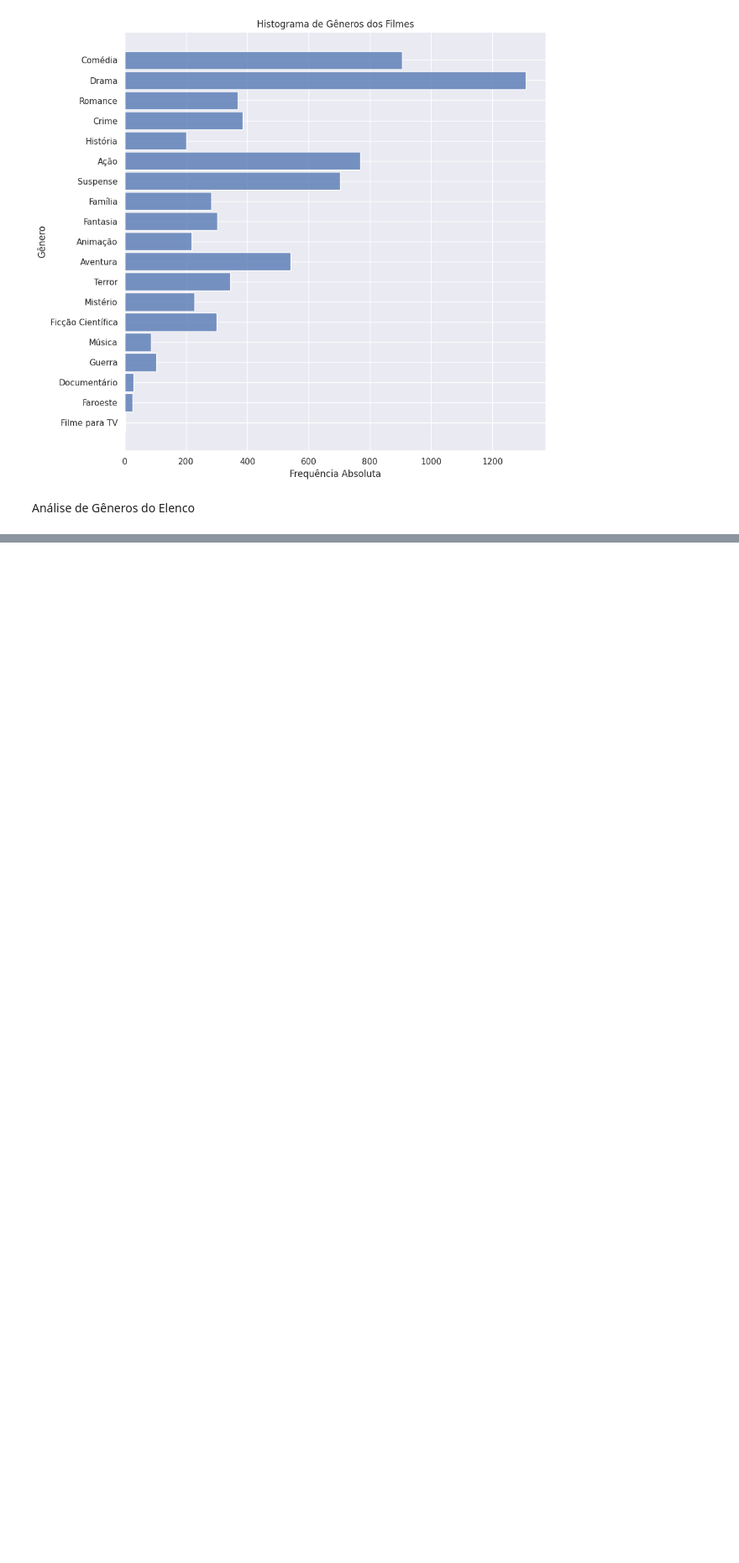
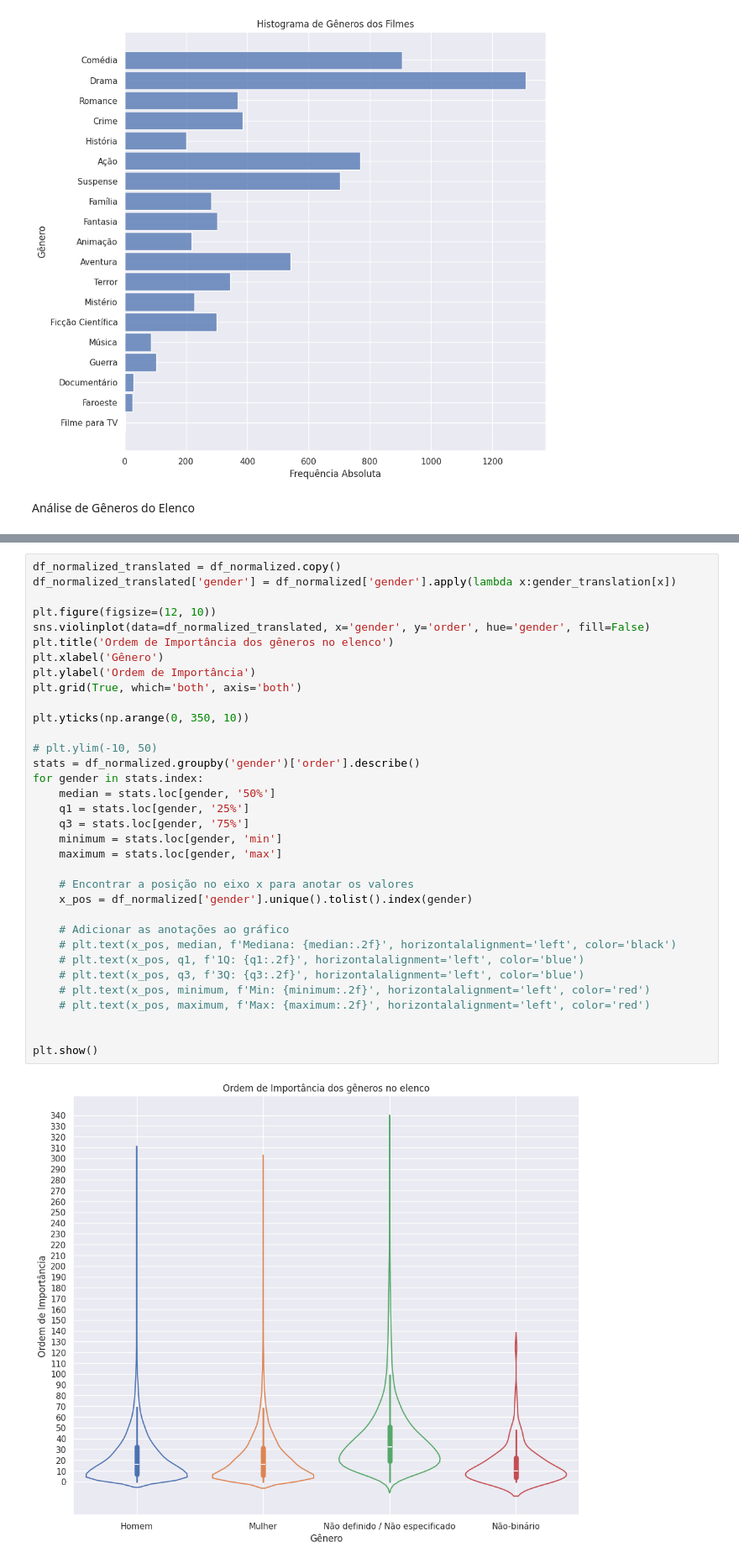
Before and after one commit to gustavo-oo/movie-data, a Jupyter notebook: data-visualizer.ipynb, the cells around one changed output, grey strips where cells are left out. Shown at 84% size. Cells and saved outputs as stored; diff of their text form; blank space fills up the shorter version.

```diff
--- a/data-visualizer.ipynb
+++ b/data-visualizer.ipynb
@@ -454,0 +457,36 @@ plt.show()
+# %%
+df_normalized_translated = df_normalized.copy()
+df_normalized_translated['gender'] = df_normalized['gender'].apply(lambda x:gender_translation[x])
+
+plt.figure(figsize=(12, 10))
+sns.violinplot(data=df_normalized_translated, x='gender', y='order', hue='gender', fill=False)
+plt.title('Ordem de Importância dos gêneros no elenco')
+plt.xlabel('Gênero')
+plt.ylabel('Ordem de Importância')
+plt.grid(True, which='both', axis='both')
+
+plt.yticks(np.arange(0, 350, 10))
+
+# plt.ylim(-10, 50)
+stats = df_normalized.groupby('gender')['order'].describe()
+for gender in stats.index:
+    median = stats.loc[gender, '50%']
+    q1 = stats.loc[gender, '25%']
+    q3 = stats.loc[gender, '75%']
+    minimum = stats.loc[gender, 'min']
+    maximum = stats.loc[gender, 'max']
+
+    # Encontrar a posição no eixo x para anotar os valores
+    x_pos = df_normalized['gender'].unique().tolist().index(gender)
+
+    # Adicionar as anotações ao gráfico
+    # plt.text(x_pos, median, f'Mediana: {median:.2f}', horizontalalignment='left', color='black')
+    # plt.text(x_pos, q1, f'1Q: {q1:.2f}', horizontalalignment='left', color='blue')
+    # plt.text(x_pos, q3, f'3Q: {q3:.2f}', horizontalalignment='left', color='blue')
+    # plt.text(x_pos, minimum, f'Min: {minimum:.2f}', horizontalalignment='left', color='red')
+    # plt.text(x_pos, maximum, f'Max: {maximum:.2f}', horizontalalignment='left', color='red')
+
+
+plt.show()
+# %% [output]
+[figure, added]
```
Also changed, not shown: parts of 21 cells of this notebook, 12 other files.
